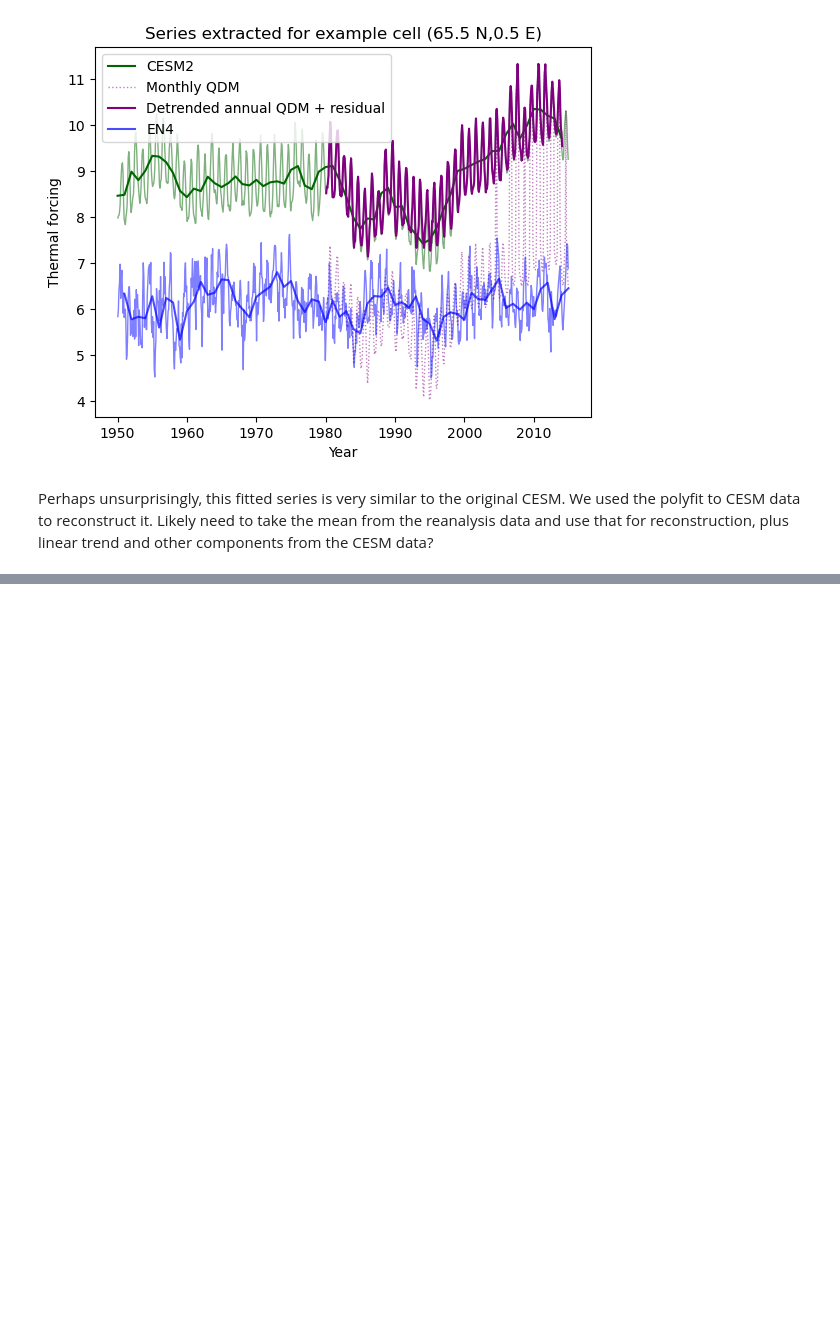
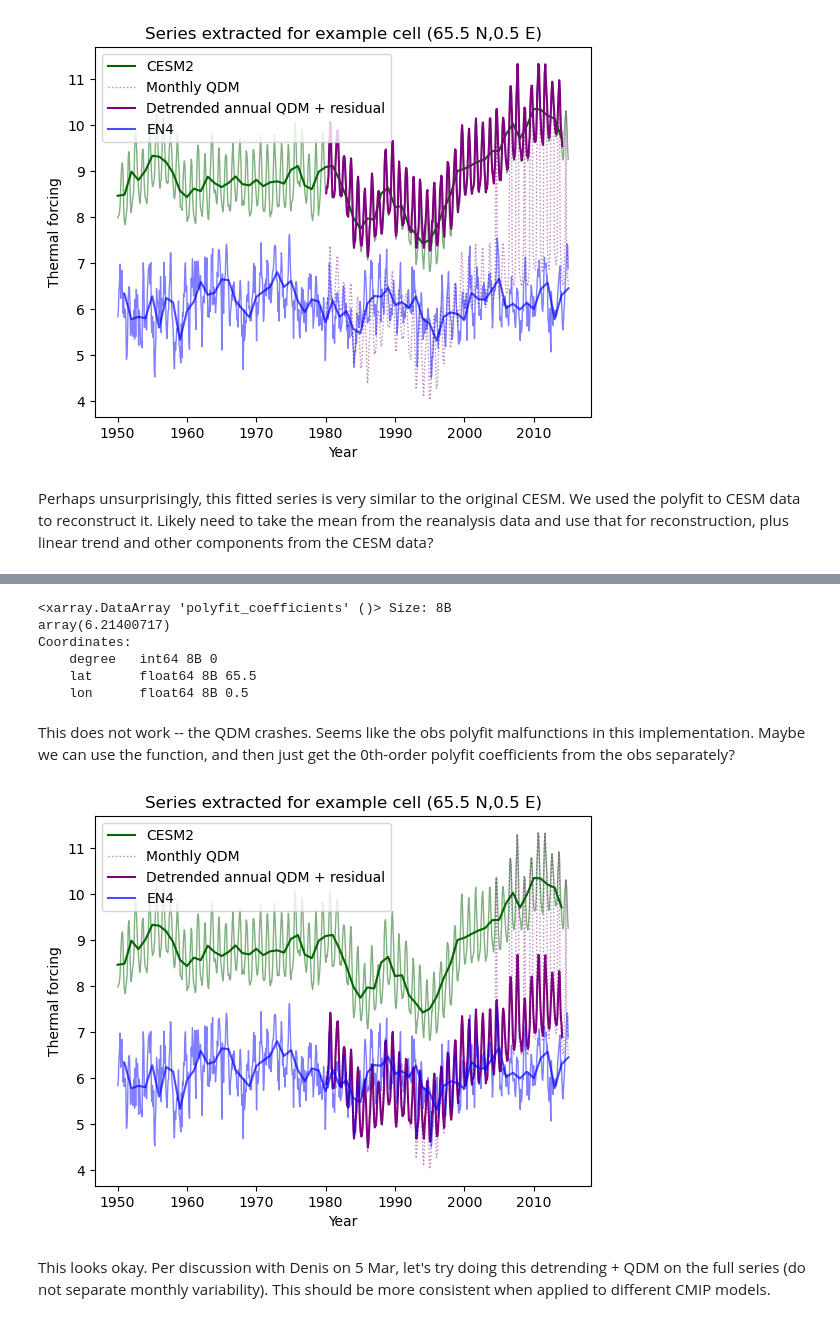
Before and after one commit to ehultee/gris-iceocean-process, a Jupyter notebook: Step3-QDM_reimplementation.ipynb, the cells around one changed output, grey strips where cells are left out. Drawn from its saved outputs; the diff is of its cells as text; code cells hidden in the pictures; blank space fills up the shorter version.

```diff
--- a/Step3-QDM_reimplementation.ipynb
+++ b/Step3-QDM_reimplementation.ipynb
@@ -804,0 +875,11 @@ Perhaps unsurprisingly, this fitted series is very similar to the original CESM.
+# %%
+obs_pf.polyfit_coefficients.sel(degree=0, lat=lat_sel, lon=lon_sel, method='nearest')
+# %% [output]
+<xarray.DataArray 'polyfit_coefficients' ()> Size: 8B
+array(6.21400717)
+Coordinates:
+    degree   int64 8B 0
+    lat      float64 8B 65.5
+    lon      float64 8B 0.5
+# %% [markdown]
+This does not work -- the QDM crashes. Seems like the obs polyfit malfunctions in this implementation.  Maybe we can use the function, and then just get the 0th-order polyfit coefficients from the obs separately?
@@ -804,0 +918,62 @@ Perhaps unsurprisingly, this fitted series is very similar to the original CESM.
+# %%
+## identical to above
+qdm_detrended = apply_cmfunc(
+        method = "quantile_delta_mapping",
+        obs = detrended_obs,
+        simh = detrended_simh.rename({'time':'t_simh'}),
+        simp = detrended_simp,
+        n_quantiles = 100,
+        input_core_dims={"obs": "time", "simh": "t_simh", "simp": "time"},
+        kind = "*", # to calculate the relative rather than the absolute change, "*" can be used instead of "+" (this is prefered when adjusting precipitation)
+    )
+# %%
+## get obs baseline to add to QDM-corrected annual variability
+
+obs_pf = tobs_repr_match.sel(time=slice('1950','1980')).resample(time='A').mean().polyfit(
+    dim=detrend_dim, deg=detrend_deg)
+# %%
+## did it work?
+
+annual_series = annual_ds.tfdpavg0to500_bathymin100.sel(lat=lat_sel,
+                                                        lon=lon_sel, method='nearest')
+reanalysis_meanval = obs_pf.polyfit_coefficients.sel(degree=0,
+                                                     lat=lat_sel, lon=lon_sel, method='nearest')
+future_trendonly = (detrend_ser(annual_ds.sel(time=slice('1980', '2014')),
+                             dim='time',
+                             deg=1)[1].sel(lat=lat_sel, lon=lon_sel, method='nearest')
+                    - detrend_ser(annual_ds.sel(time=slice('1980', '2014')),
+                             dim='time',
+                             deg=1)[1].sel(lat=lat_sel, lon=lon_sel, method='nearest').mean())
+future_trend_series = reanalysis_meanval + future_trendonly
+qdm_dtr_series = qdm_detrended.tfdpavg0to500_bathymin100.sel(lat=lat_sel,
+                                                             lon=lon_sel,
+                                                             method='nearest')
+qdm_plus_resid = future_trend_series.resample(time='ME').ffill() + qdm_dtr_series.resample(time='ME').ffill() + residual_ds.tfdpavg0to500_bathymin100.sel(lat=lat_sel, lon=lon_sel, method='nearest')
+en4_annual = en4_series.resample(time='A').mean()
+
+fig, ax = plt.subplots()
+
+ax.plot(test_series.time, test_series.values,
+        color='darkgreen', lw=1.0, alpha=0.5)
+ax.plot(annual_series.time, annual_series.values,
+        color='darkgreen', lw=1.5, label='CESM2');
+
+ax.plot(qdm_series.time, qdm_series.values,
+        color='purple', lw=1.0, ls=':', alpha=0.5, label='Monthly QDM');
+
+ax.plot(qdm_plus_resid.time, qdm_plus_resid.values,
+        color='purple', lw=1.5, label='Detrended annual QDM + residual');
+
+ax.plot(en4_series.time, en4_series.values,
+        color='blue', lw=1.0, alpha=0.5)
+ax.plot(en4_annual.time, en4_annual.values,
+        color='blue', lw=1.5, alpha=0.7, label='EN4');
+
+ax.legend(loc='upper left')
+ax.set(xlabel='Year',
+       ylabel='Thermal forcing',
+       title='Series extracted for example cell ({} N,{} E)'.format(lat_sel, lon_sel));
+# %% [output]
+[figure, added]
+# %% [markdown]
+This looks okay.  Per discussion with Denis on 5 Mar, let's try doing this detrending + QDM on the full series (do not separate monthly variability).  This should be more consistent when applied to different CMIP models.
```
Also changed, not shown: parts of 6 cells of this notebook.
